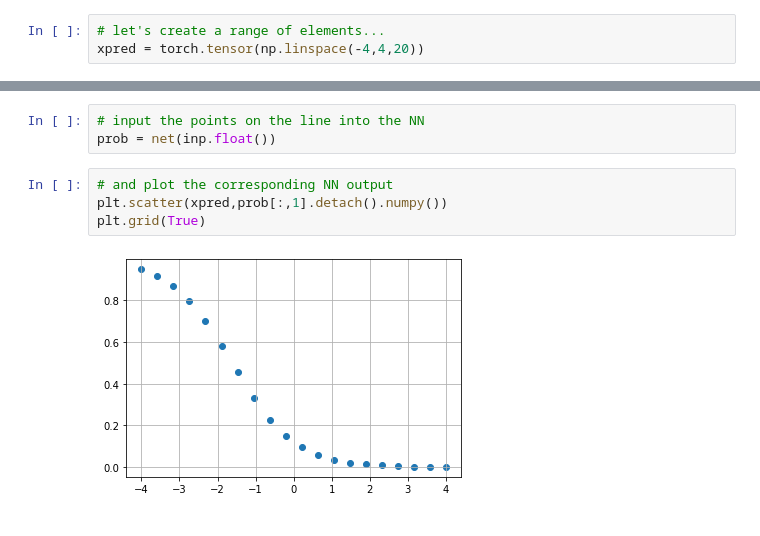
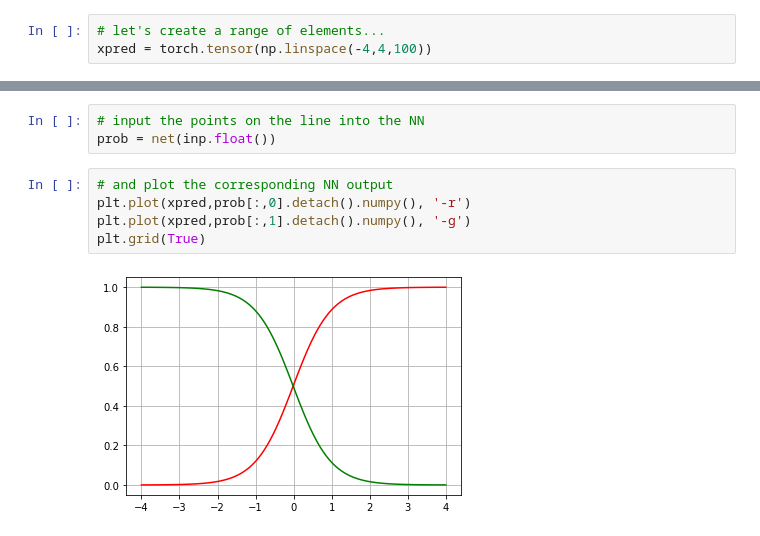
Before and after one commit to ClemensFMN/PythonStuff, a Jupyter notebook: ML/pytorch/BinaryClassification_01.ipynb, the cells around one changed output, grey strips where cells are left out. Saved outputs shown, nothing was run; the diff lists cells and outputs as text.

```diff
--- a/ML/pytorch/BinaryClassification_01.ipynb
+++ b/ML/pytorch/BinaryClassification_01.ipynb
@@ -85,7 +85,7 @@ Now we actually use the NN
 We will plot one NN output as we move along a line in the 2D area
 # %%
 # let's create a range of elements...
-xpred = torch.tensor(np.linspace(-4,4,20))
+xpred = torch.tensor(np.linspace(-4,4,100))
 # %%
 # stack them together with something constant
 inp = torch.stack((xpred, torch.ones_like(xpred)), dim=-1)
@@ -110,7 +110,8 @@ tensor([0.5363, 0.4637], grad_fn=<SoftmaxBackward>)
 prob = net(inp.float())
 # %%
 # and plot the corresponding NN output
-plt.scatter(xpred,prob[:,1].detach().numpy())
+plt.plot(xpred,prob[:,0].detach().numpy(), '-r')
+plt.plot(xpred,prob[:,1].detach().numpy(), '-g')
 plt.grid(True)
 # %% [output]
-[figure, old version]
+[figure, new version]
```
Also changed, not shown: parts of 6 cells of this notebook, 3 other files.
